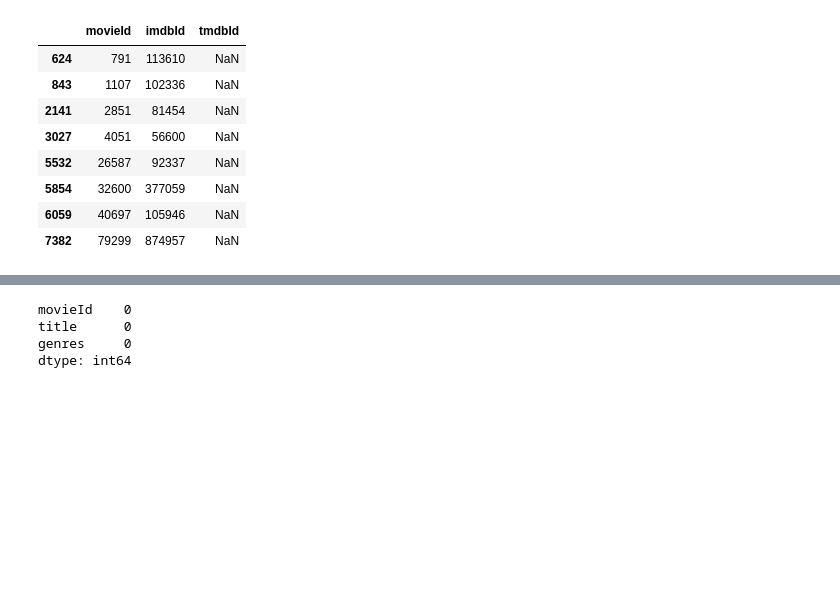
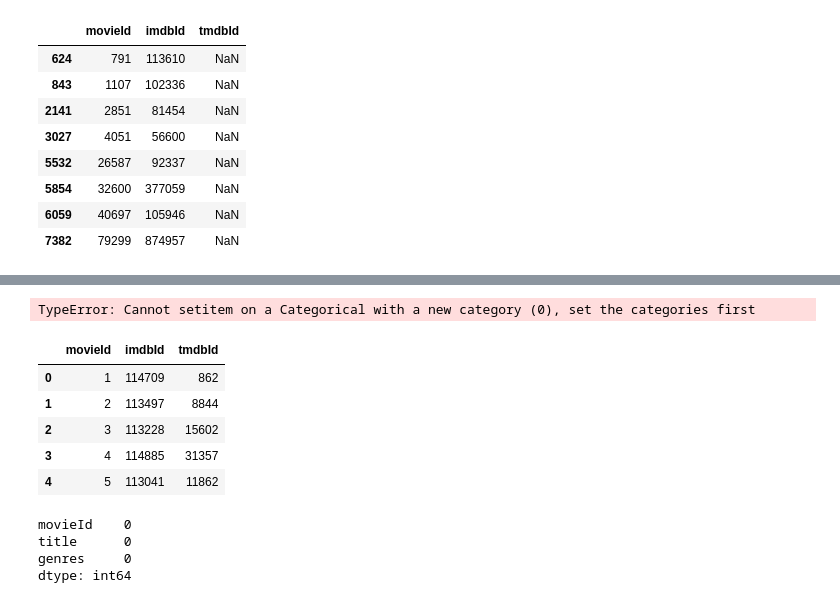
Before and after one commit to Konteerukther/movie-recommendation-project, a Jupyter notebook: Data-Proj.ipynb, the cells around one changed output, grey strips where cells are left out. Cells and saved outputs as stored; diff of their text form; code cells hidden in the pictures; blank space fills up the shorter version.

```diff
--- a/Data-Proj.ipynb
+++ b/Data-Proj.ipynb
@@ -285,0 +298,5 @@ link.loc[link["tmdbId"].isnull()]
+# %%
+#ยัง fill ไม่ได้เพราะเป็น category
+link["tmdbId"] = link["tmdbId"].fillna(0)
+# %% [output]
+TypeError: Cannot setitem on a Categorical with a new category (0), set the categories first
@@ -286,3 +312,12 @@ link.loc[link["tmdbId"].isnull()]
+# %%
+link.head()
+# %% [output]
+|  | movieId | imdbId | tmdbId |
+| 0 | 1 | 114709 | 862 |
+| 1 | 2 | 113497 | 8844 |
+| 2 | 3 | 113228 | 15602 |
+| 3 | 4 | 114885 | 31357 |
+| 4 | 5 | 113041 | 11862 |
 # %%
 movie.isnull().sum()
 # %% [output]
```
Also changed, not shown: parts of 27 cells of this notebook.
